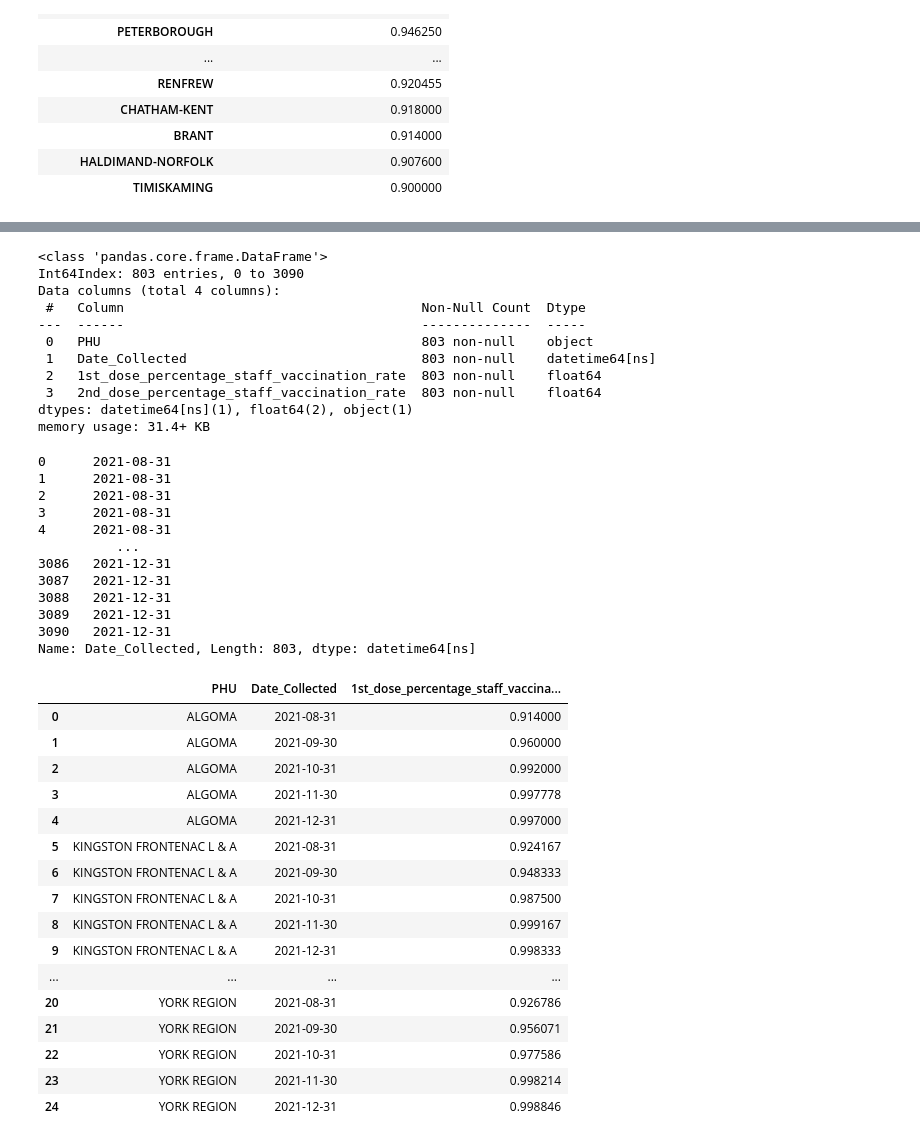
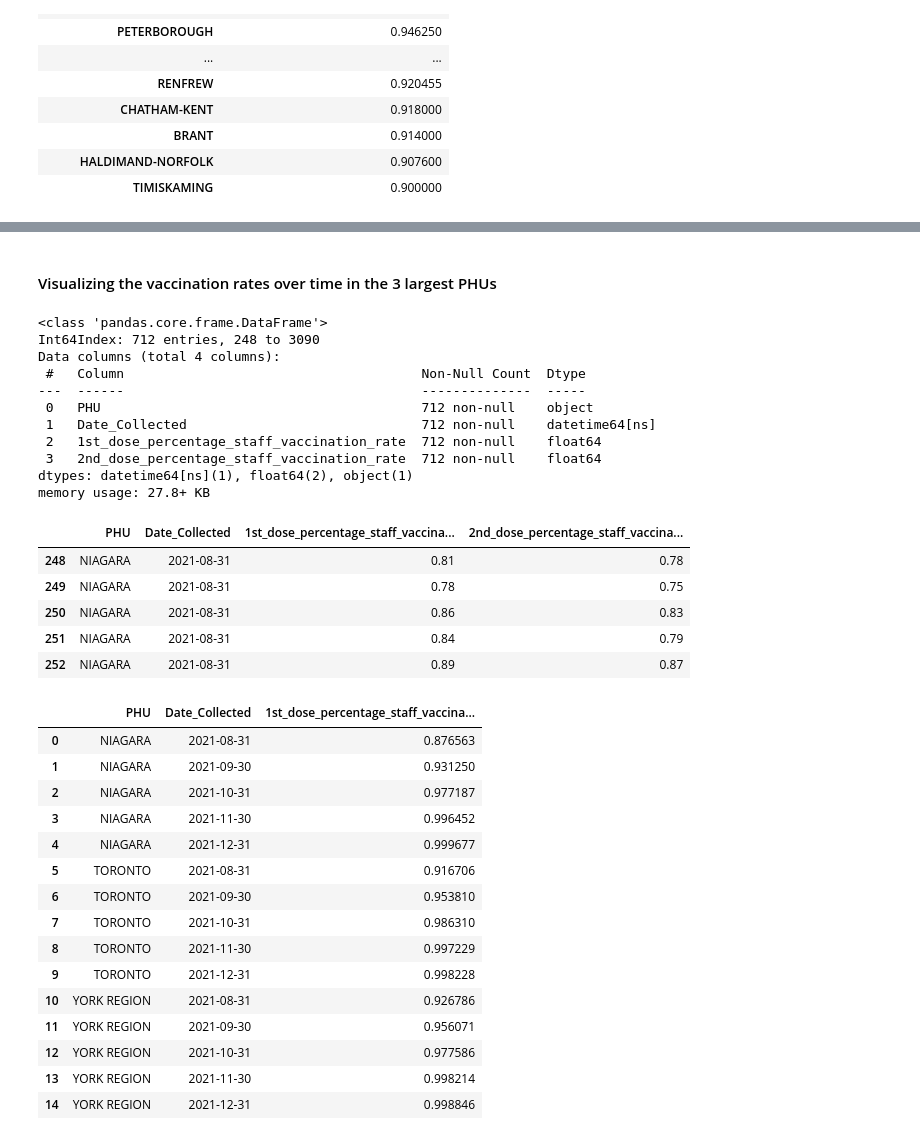
Before and after one commit to chrisdharma/ai4ph-class, a Jupyter notebook: notebook_assgn_ai4ph.ipynb, the cells around one changed output, grey strips where cells are left out. Drawn from its saved outputs; the diff is of its cells as text; code cells hidden in the pictures.

```diff
--- a/notebook_assgn_ai4ph.ipynb
+++ b/notebook_assgn_ai4ph.ipynb
@@ -85,3 +138,8 @@ mean_2nd_dose
 | BRANT | 0.914000 |
 | HALDIMAND-NORFOLK | 0.907600 |
 | TIMISKAMING | 0.900000 |
+# %%
+#Want to see the difference in rates of vaccination between dose 1 and dose 2, which PHU has the largest differnece?
+df['diff'] = df['1st_dose_percentage_staff_vaccination_rate'] - df['2nd_dose_percentage_staff_vaccination_rate']
+mean_diff=df[["PHU","diff"]].groupby("PHU").mean().sort_values(by="diff",ascending=False)
+mean_diff
@@ -88,55 +167,49 @@ mean_2nd_dose
+# %% [markdown]
+#### Visualizing the vaccination rates over time in the 3 largest PHUs
 # %%
-#To plot, we will pick the top 5 PHU with the highest averages (same for both doses)
-top5 = df[df["PHU"].isin(['OTTAWA','YORK REGION','ALGOMA','TORONTO','KINGSTON FRONTENAC L & A'])].loc[:,["PHU","Date_Collected","1st_dose_percentage_staff_vaccination_rate","2nd_dose_percentage_staff_vaccination_rate"]]
-top5['Date_Collected']=pd.to_datetime(top5['Date_Collected'])
-top5.info()
-top5.head()
+#To plot, we will pick the top 3 largest PHUs with the highest number of LTCs.
+#Perform data cleaning to convert date
+top3 = df[df["PHU"].isin(['TORONTO','YORK REGION','NIAGARA'])].loc[:,["PHU","Date_Collected","1st_dose_percentage_staff_vaccination_rate","2nd_dose_percentage_staff_vaccination_rate"]]
+top3['Date_Collected']=pd.to_datetime(top3['Date_Collected'])
 # %% [output]
 <class 'pandas.core.frame.DataFrame'>
-Int64Index: 803 entries, 0 to 3090
+Int64Index: 712 entries, 248 to 3090
 Data columns (total 4 columns):
  #   Column                                      Non-Null Count  Dtype
 ---  ------                                      --------------  -----
- 0   PHU                                         803 non-null    object
- 1   Date_Collected                              803 non-null    datetime64[ns]
- 2   1st_dose_percentage_staff_vaccination_rate  803 non-null    float64
- 3   2nd_dose_percentage_staff_vaccination_rate  803 non-null    float64
+ 0   PHU                                         712 non-null    object
+ 1   Date_Collected                              712 non-null    datetime64[ns]
+ 2   1st_dose_percentage_staff_vaccination_rate  712 non-null    float64
+ 3   2nd_dose_percentage_staff_vaccination_rate  712 non-null    float64
 dtypes: datetime64[ns](1), float64(2), object(1)
-memory usage: 31.4+ KB
+memory usage: 27.8+ KB
-0      2021-08-31
-1      2021-08-31
-2      2021-08-31
-3      2021-08-31
-4      2021-08-31
-          ...
-3086   2021-12-31
-3087   2021-12-31
-3088   2021-12-31
-3089   2021-12-31
-3090   2021-12-31
-Name: Date_Collected, Length: 803, dtype: datetime64[ns]
+|  | PHU | Date_Collected | 1st_dose_percentage_staff_vaccina... | 2nd_dose_percentage_staff_vaccina... |
+| 248 | NIAGARA | 2021-08-31 | 0.81 | 0.78 |
+| 249 | NIAGARA | 2021-08-31 | 0.78 | 0.75 |
+| 250 | NIAGARA | 2021-08-31 | 0.86 | 0.83 |
+| 251 | NIAGARA | 2021-08-31 | 0.84 | 0.79 |
+| 252 | NIAGARA | 2021-08-31 | 0.89 | 0.87 |
 # %%
 #To plot changes, need to average them
-avg_1st_dose = top5.groupby(['PHU', 'Date_Collected'])['1st_dose_percentage_staff_vaccination_rate'].mean().reset_index()
+avg_1st_dose = top3.groupby(['PHU', 'Date_Collected'])['1st_dose_percentage_staff_vaccination_rate'].mean().reset_index()
 avg_1st_dose
 # %% [output]
 |  | PHU | Date_Collected | 1st_dose_percentage_staff_vaccina... |
-| 0 | ALGOMA | 2021-08-31 | 0.914000 |
-| 1 | ALGOMA | 2021-09-30 | 0.960000 |
-| 2 | ALGOMA | 2021-10-31 | 0.992000 |
-| 3 | ALGOMA | 2021-11-30 | 0.997778 |
-| 4 | ALGOMA | 2021-12-31 | 0.997000 |
-| 5 | KINGSTON FRONTENAC L & A | 2021-08-31 | 0.924167 |
-| 6 | KINGSTON FRONTENAC L & A | 2021-09-30 | 0.948333 |
-| 7 | KINGSTON FRONTENAC L & A | 2021-10-31 | 0.987500 |
-| 8 | KINGSTON FRONTENAC L & A | 2021-11-30 | 0.999167 |
-| 9 | KINGSTON FRONTENAC L & A | 2021-12-31 | 0.998333 |
-| ... | ... | ... | ... |
-| 20 | YORK REGION | 2021-08-31 | 0.926786 |
-| 21 | YORK REGION | 2021-09-30 | 0.956071 |
-| 22 | YORK REGION | 2021-10-31 | 0.977586 |
-| 23 | YORK REGION | 2021-11-30 | 0.998214 |
-| 24 | YORK REGION | 2021-12-31 | 0.998846 |
+| 0 | NIAGARA | 2021-08-31 | 0.876563 |
+| 1 | NIAGARA | 2021-09-30 | 0.931250 |
+| 2 | NIAGARA | 2021-10-31 | 0.977187 |
+| 3 | NIAGARA | 2021-11-30 | 0.996452 |
+| 4 | NIAGARA | 2021-12-31 | 0.999677 |
+| 5 | TORONTO | 2021-08-31 | 0.916706 |
+| 6 | TORONTO | 2021-09-30 | 0.953810 |
+| 7 | TORONTO | 2021-10-31 | 0.986310 |
+| 8 | TORONTO | 2021-11-30 | 0.997229 |
+| 9 | TORONTO | 2021-12-31 | 0.998228 |
+| 10 | YORK REGION | 2021-08-31 | 0.926786 |
+| 11 | YORK REGION | 2021-09-30 | 0.956071 |
+| 12 | YORK REGION | 2021-10-31 | 0.977586 |
+| 13 | YORK REGION | 2021-11-30 | 0.998214 |
+| 14 | YORK REGION | 2021-12-31 | 0.998846 |
 # %%
 #Rate keeps increasing over time
 avg_1st_dose.set_index('Date_Collected', inplace=True)
```
Also changed, not shown: parts of 19 cells of this notebook, 1 other file.
